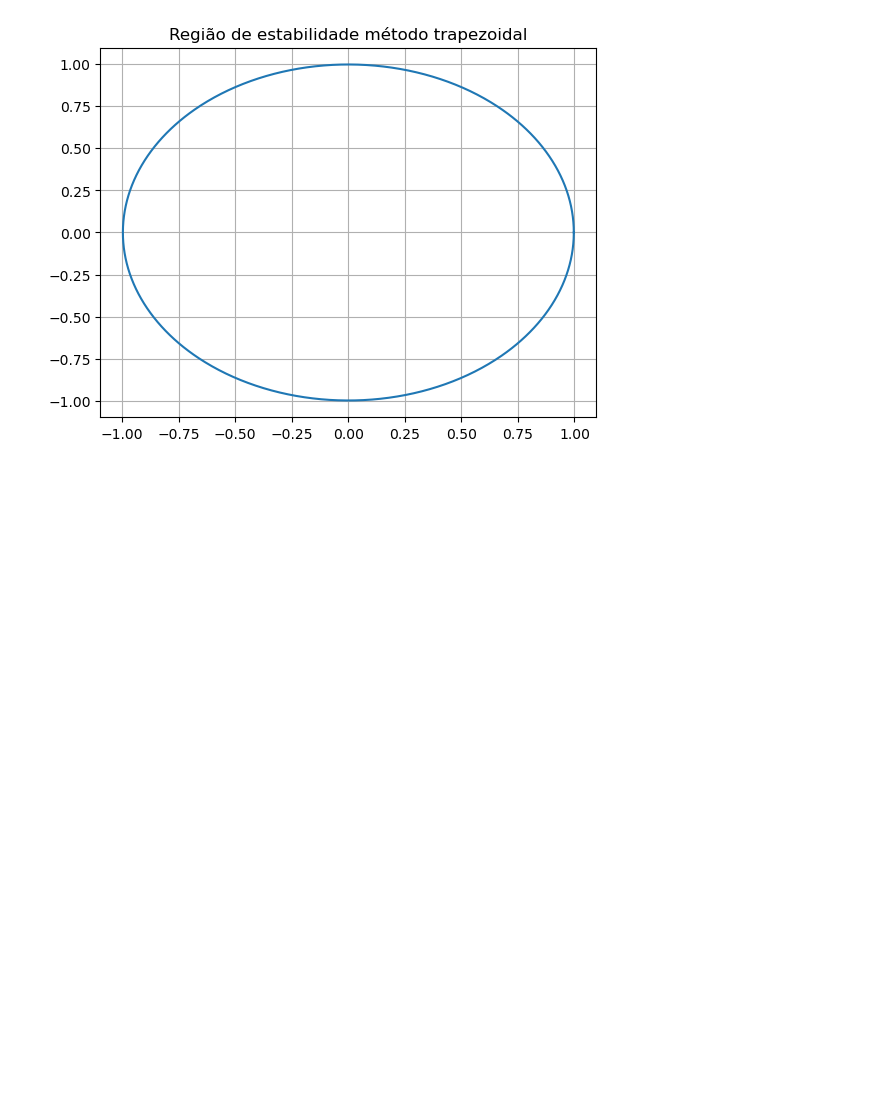
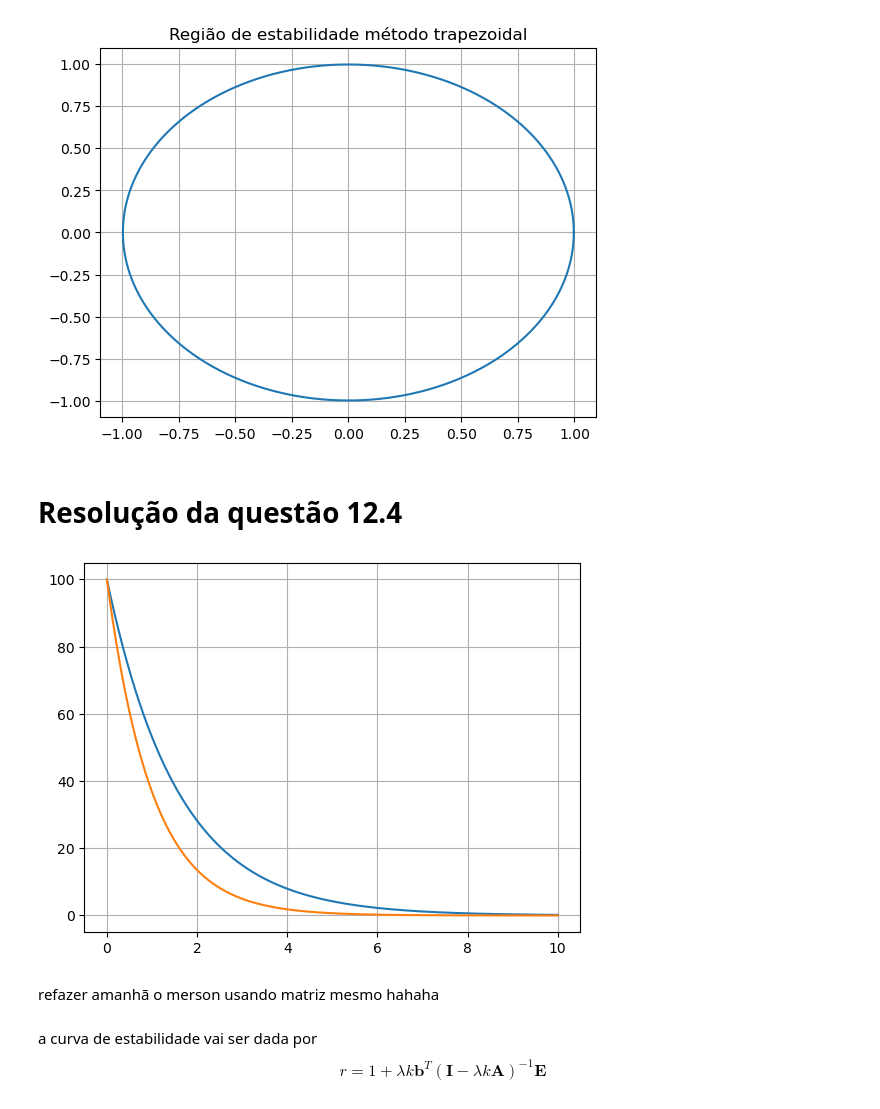
Before and after one commit to mickpires/scientific_computing_book, a Jupyter notebook: analise.ipynb, the cells around one changed output. Cells and saved outputs as stored; diff of their text form; code cells hidden in the pictures; blank space fills up the shorter version.

```diff
--- a/analise.ipynb
+++ b/analise.ipynb
@@ -138,3 +140,29 @@ plt.title("Região de estabilidade método trapezoidal")
 # %% [output]
 Text(0.5, 1.0, 'Região de estabilidade método trapezoidal')
 [figure]
+# %% [markdown]
+# Resolução da questão 12.4
+# %%
+import numpy as np
+import matplotlib.pyplot as plt
+from merson_method import merson
+
+f = lambda t,x: -x
+
+k = .005
+t_final = 10
+t = np.linspace(0,10,int(np.ceil(t_final/k)))
+y = np.empty(t.shape,dtype=float)
+y[0] = 100
+
+y_merson = merson(y,f,k)
+
+plt.plot(t,y)
+plt.plot(t,100*np.exp(-t))
+plt.grid()
+# %% [output]
+[figure, added]
+# %% [markdown]
+refazer amanhã o merson usando matriz mesmo hahaha
+# %% [markdown]
+a curva de estabilidade vai ser dada por $$r = 1 + \lambda k \mathbf b^T(\mathbf I - \lambda k\mathbf A)^{-1}\mathbf E$$
```
Also changed, not shown: parts of 5 cells of this notebook, 3 other files.
